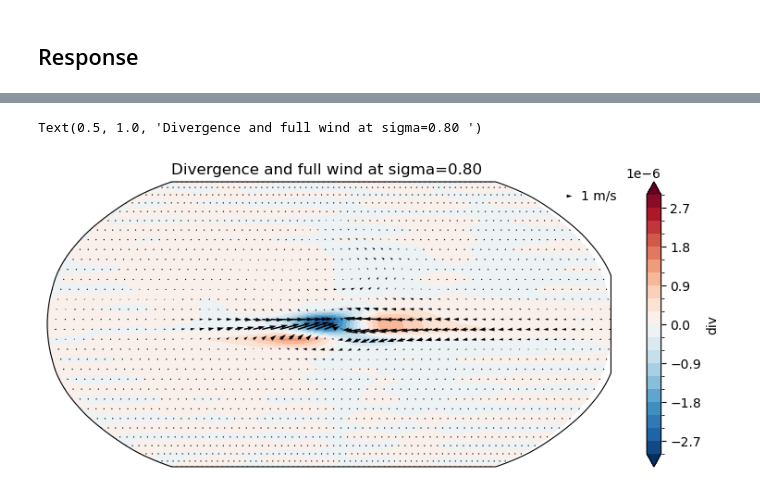
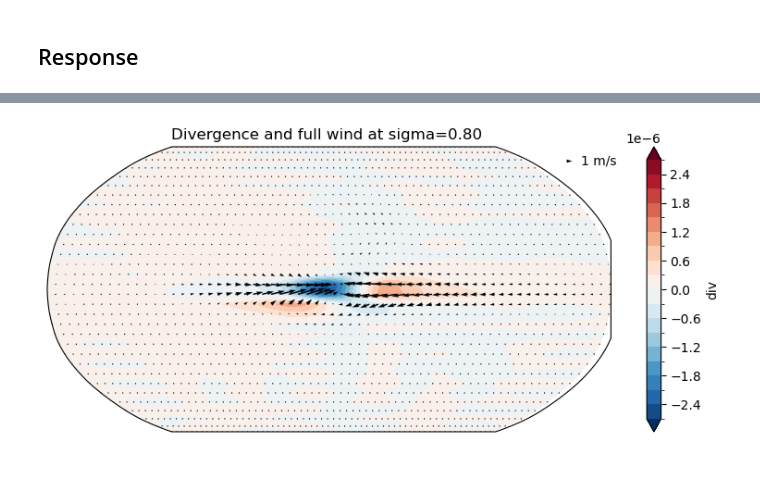
Before and after one commit to qnicolas/stationaryWave, a Jupyter notebook: twelveLevelGillReal.ipynb, the cells around one changed output, grey strips where cells are left out. Cells and saved outputs as stored; diff of their text form; code cells hidden in the pictures.

```diff
--- a/twelveLevelGillReal.ipynb
+++ b/twelveLevelGillReal.ipynb
@@ -18,7 +18,7 @@ from mydedalustools import *
 %load_ext autoreload
 %autoreload 2
 
-SNAPSHOTS_DIR = "/pscratch/sd/q/qnicolas/stationarywave_snapshots/"
+SNAPSHOTS_DIR = "data/"
 # %% [output]
 env: OMP_NUM_THREADS=1
 env: NUMEXPR_MAX_THREADS=1
@@ -78,7 +52,7 @@ xr.merge((basicstate_interp,basicstate.SP)).to_netcdf("era5_basicstate_interp.nc
 # Analysis
 # %%
 snapshot_id = 'stationarywave_12level_T32_realgill'
-gill = open_h5s(snapshot_id,('s1','s2'),SNAPSHOTS_DIR=SNAPSHOTS_DIR) #Here, I used one restart, so I need to specifiy the two parts of the output ('s1','s2')
+gill = open_h5s(snapshot_id,('s1',),SNAPSHOTS_DIR=SNAPSHOTS_DIR) #Here, I used one restart, so I need to specifiy the two parts of the output ('s1','s2')
 gill = concat_levels(gill ,12)
 gill
 # %% [output]
@@ -135,3 +109,3 @@ Text(0.5, 1.0, 'Perturbation vorticity at sigma=0.25 (s^-1)')
 # %%
-helm = calc_helmholtz(gill_mean.u,R0)
+helm = calc_helmholtz(gill_mean.u)
 # %% [output]
@@ -189,14 +161,13 @@ Text(0.5, 1.0, 'Streamfunction and rotational wind at sigma=0.2\n compare with T
 # %%
 _,ax=plt.subplots(1,1,figsize=(10,4),subplot_kw={'projection':ccrs.Robinson()})
 
 sig=0.8
-(helm.div.sel(sigma=sig,method='nearest') * second).plot.contourf(ax=ax,levels=21,extend='both',transform=ccrs.PlateCarree())
+helm.div.sel(sigma=sig,method='nearest').plot.contourf(ax=ax,levels=21,extend='both',transform=ccrs.PlateCarree())
 
-u= (gill_mean.u[0].sel(sigma=sig,method='nearest'))/(meter/second)
-v=-(gill_mean.u[1].sel(sigma=sig,method='nearest'))/(meter/second)
+u= (gill_mean.u[0].sel(sigma=sig,method='nearest'))
+v=-(gill_mean.u[1].sel(sigma=sig,method='nearest'))
 add_wind(ax,u,v,scale=100)
 
-plt.title('Divergence and full wind at sigma=%.2f '%sig)
+plt.title('Divergence and full wind at sigma=%.2f '%sig);
 # %% [output]
-Text(0.5, 1.0, 'Divergence and full wind at sigma=0.80 ')
-[figure, old version]
+[figure, new version]
```
Also changed, not shown: parts of 11 cells of this notebook, 4 other files.
